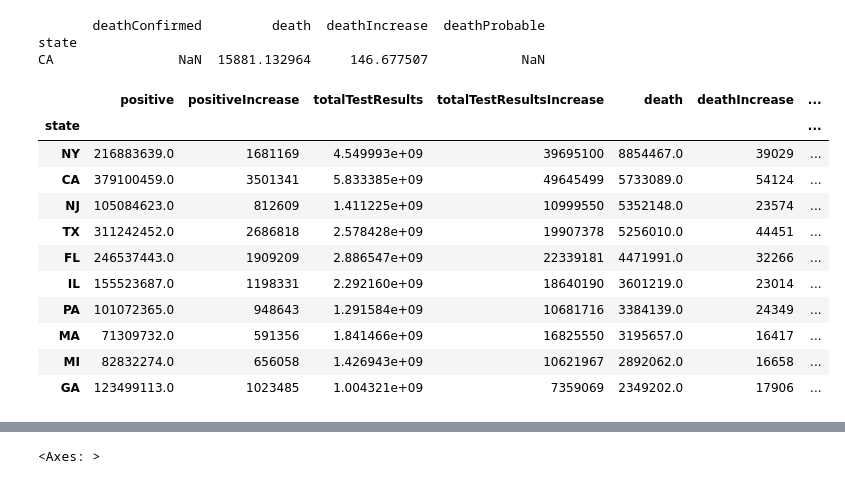
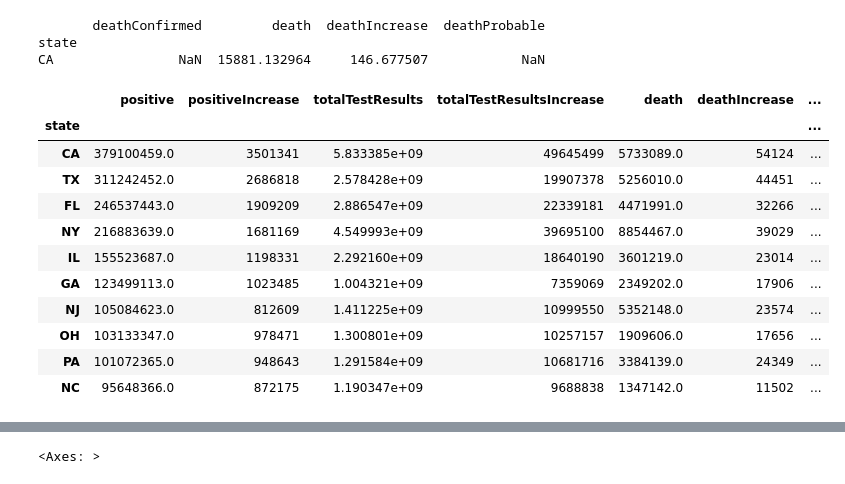
Before and after one commit to AI-School-F5-P2/Covid-3, a Jupyter notebook: Covid1.ipynb, the cells around one changed output, grey strips where cells are left out. Drawn from its saved outputs; the diff is of its cells as text; code cells hidden in the pictures.

```diff
--- a/Covid1.ipynb
+++ b/Covid1.ipynb
@@ -242,21 +190,21 @@ print(grouped)
 state
 CA                NaN  15881.132964     146.677507            NaN
 # %%
-grouped = df_filtered.groupby("state").agg({"positive": 'sum', "positiveIncrease": 'sum',"totalTestResults": 'sum',"totalTestResultsIncrease": 'sum',"death": 'sum','deathIncrease':'sum', 'hospitalizedCurrently': 'sum', 'hospitalizedIncrease': 'sum'}).sort_values(by="death", ascending=False).head(10)
+grouped = df_filtered.groupby("state").agg({"positive": 'sum', "positiveIncrease": 'sum',"totalTestResults": 'sum',"totalTestResultsIncrease": 'sum',"death": 'sum','deathIncrease':'sum', 'hospitalizedCurrently': 'sum'}).sort_values(by="positive", ascending=False).head(10)
 grouped
 # %% [output]
 |  | positive | positiveIncrease | totalTestResults | totalTestResultsIncrease | death | deathIncrease | ... |
 | state |  |  |  |  |  |  | ... |
-| NY | 216883639.0 | 1681169 | 4.549993e+09 | 39695100 | 8854467.0 | 39029 | ... |
 | CA | 379100459.0 | 3501341 | 5.833385e+09 | 49645499 | 5733089.0 | 54124 | ... |
-| NJ | 105084623.0 | 812609 | 1.411225e+09 | 10999550 | 5352148.0 | 23574 | ... |
 | TX | 311242452.0 | 2686818 | 2.578428e+09 | 19907378 | 5256010.0 | 44451 | ... |
 | FL | 246537443.0 | 1909209 | 2.886547e+09 | 22339181 | 4471991.0 | 32266 | ... |
+| NY | 216883639.0 | 1681169 | 4.549993e+09 | 39695100 | 8854467.0 | 39029 | ... |
 | IL | 155523687.0 | 1198331 | 2.292160e+09 | 18640190 | 3601219.0 | 23014 | ... |
+| GA | 123499113.0 | 1023485 | 1.004321e+09 | 7359069 | 2349202.0 | 17906 | ... |
+| NJ | 105084623.0 | 812609 | 1.411225e+09 | 10999550 | 5352148.0 | 23574 | ... |
+| OH | 103133347.0 | 978471 | 1.300801e+09 | 10257157 | 1909606.0 | 17656 | ... |
 | PA | 101072365.0 | 948643 | 1.291584e+09 | 10681716 | 3384139.0 | 24349 | ... |
-| MA | 71309732.0 | 591356 | 1.841466e+09 | 16825550 | 3195657.0 | 16417 | ... |
-| MI | 82832274.0 | 656058 | 1.426943e+09 | 10621967 | 2892062.0 | 16658 | ... |
-| GA | 123499113.0 | 1023485 | 1.004321e+09 | 7359069 | 2349202.0 | 17906 | ... |
+| NC | 95648366.0 | 872175 | 1.190347e+09 | 9688838 | 1347142.0 | 11502 | ... |
 # %%
 grouped.corr()
 # %% [output]
```
Also changed, not shown: parts of 7 cells of this notebook, 1 other file.
